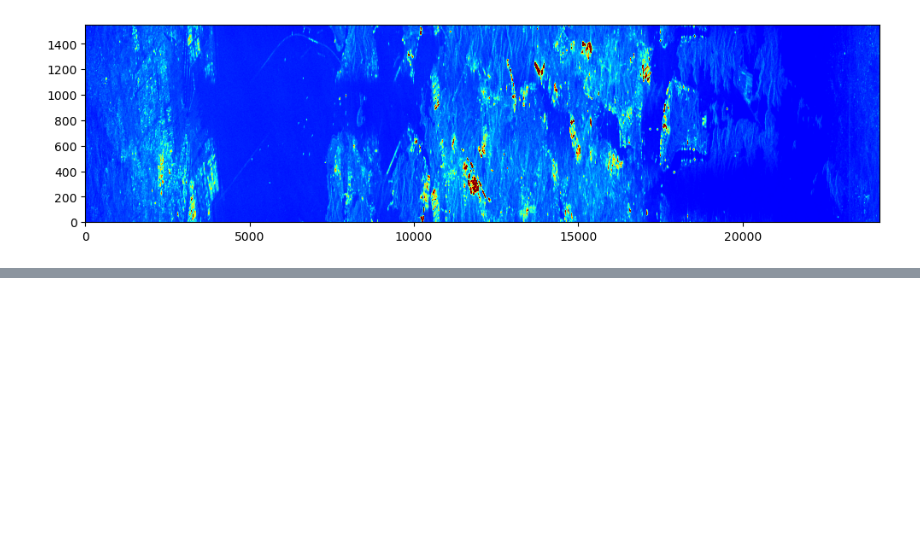
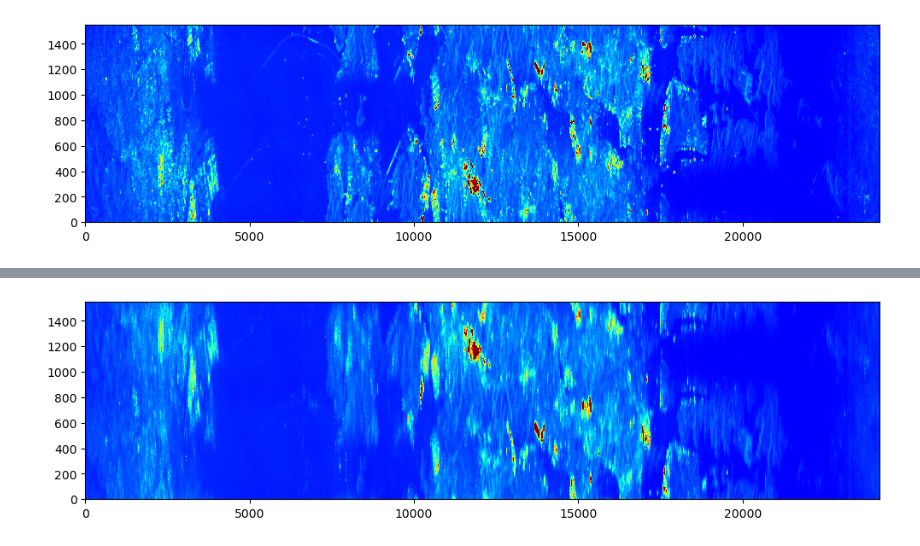
Before and after one commit to AndrewPlayer3/sar_processing, a Jupyter notebook: s1_level0/level_1.ipynb, the cells around one changed output, grey strips where cells are left out. Drawn from its saved outputs; the diff is of its cells as text; code cells hidden in the pictures; blank space fills up the shorter version.

```diff
--- a/s1_level0/level_1.ipynb
+++ b/s1_level0/level_1.ipynb
@@ -556,0 +644,28 @@ plot_signals(image, do_pop_out=False)
+# %%
+f_dc_baseband_unw = unwrap_fine_dc_estimates(f_dc_baseband, prf, pulse_length)
+amb = abs_f_dc[0, 0] / prf
+f_dc = f_dc_baseband_unw + abs_f_dc[0, :]
+# %%
+# az_freqs = np.linspace(-prf/2, prf/2, num_az)
+az_freqs = np.linspace(f_dc_baseband_unw - prf/2, f_dc_baseband_unw + prf/2, num_az).T
+# %%
+def get_range_migration_factor_w_az_freqs(header, effective_velocities, az_freqs):
+    pulse_length = header['pulse_length'] * 1e-6
+
+    pri = header['pri'] * 1e-6
+    prf = 1 / pri
+
+    return np.sqrt(
+        1 - np.divide(
+            c**2 * np.square(az_freqs),
+            4 * np.square(effective_velocities) * s1_center_freq**2
+        )
+    ).T
+# %%
+rcmc_factor_w_az_freqs = get_range_migration_factor_w_az_freqs(header, effective_velocities, az_freqs)
+range_migrated_ = fft(range_cell_migration_correction(ifft(range_compressed, axis=1), rcmc_factor_w_az_freqs, header))
+azimuth_compressed_ = azimuth_compression(range_migrated_, slant_ranges, rcmc_factor_w_az_freqs)
+# %%
+plot_signals(azimuth_compressed_)
+# %% [output]
+[figure, added]
```
Also changed, not shown: parts of 19 cells of this notebook.
